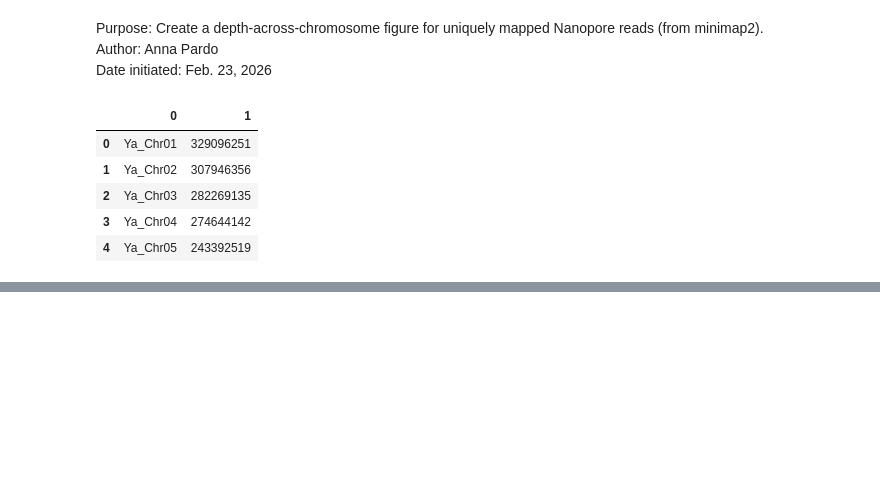
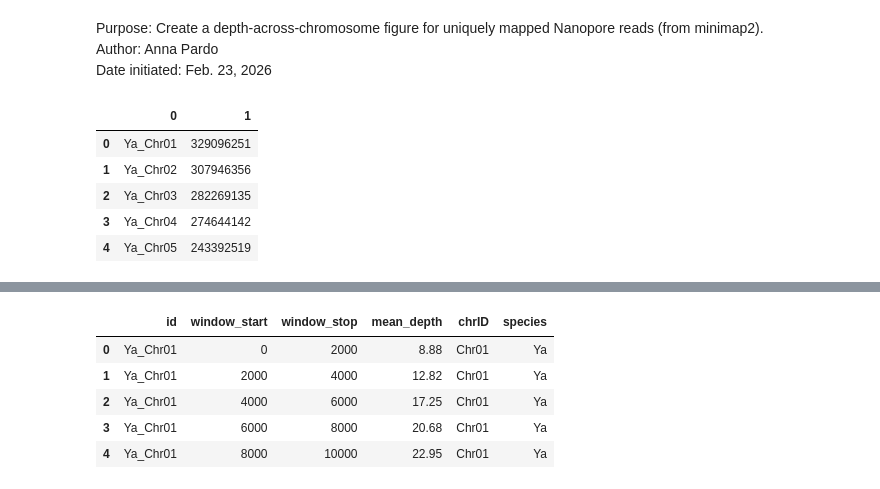
Before and after one commit to achpardo/yucca-genomics, a Jupyter notebook: comparative_genomics/depth_across_chromosomes.ipynb, the cells around one changed output, grey strips where cells are left out. Cells and saved outputs as stored; diff of their text form; code cells hidden in the pictures; blank space fills up the shorter version.

```diff
--- a/comparative_genomics/depth_across_chromosomes.ipynb
+++ b/comparative_genomics/depth_across_chromosomes.ipynb
@@ -22,0 +22,4 @@ clen.head()
+# %%
+# load read depth/coverage data
+cov = pd.read_csv("./YgG_nolf_unique.regions.bed.gz",sep="\t",header=None)
+cov.head()
@@ -22,0 +126,3 @@ clen.head()
+# %%
+cov.rename(columns={0:"id",1:"window_start",2:"window_stop",3:"mean_depth"},inplace=True)
+cov.head()
@@ -22,0 +146,10 @@ clen.head()
+# %%
+cov["species"] = cov["id"].str.split("_").str[0]
+cov.head()
+# %% [output]
+|  | id | window_start | window_stop | mean_depth | chrID | species |
+| 0 | Ya_Chr01 | 0 | 2000 | 8.88 | Chr01 | Ya |
+| 1 | Ya_Chr01 | 2000 | 4000 | 12.82 | Chr01 | Ya |
+| 2 | Ya_Chr01 | 4000 | 6000 | 17.25 | Chr01 | Ya |
+| 3 | Ya_Chr01 | 6000 | 8000 | 20.68 | Chr01 | Ya |
+| 4 | Ya_Chr01 | 8000 | 10000 | 22.95 | Chr01 | Ya |
```
Also changed, not shown: parts of 20 cells of this notebook.
